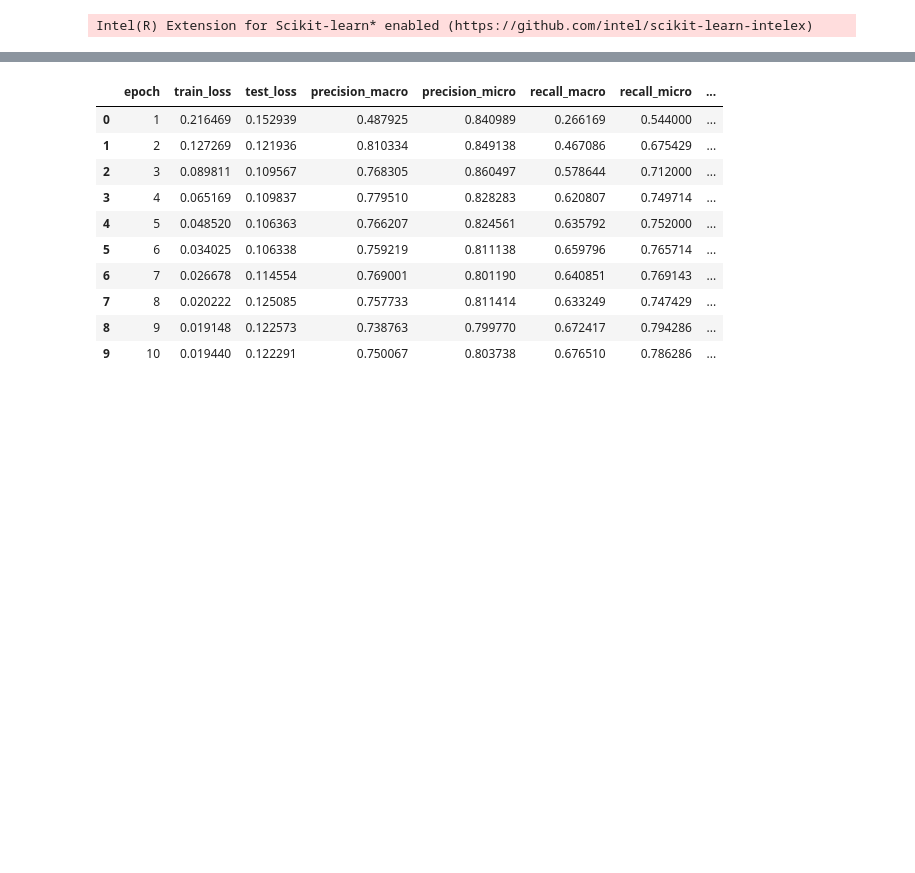
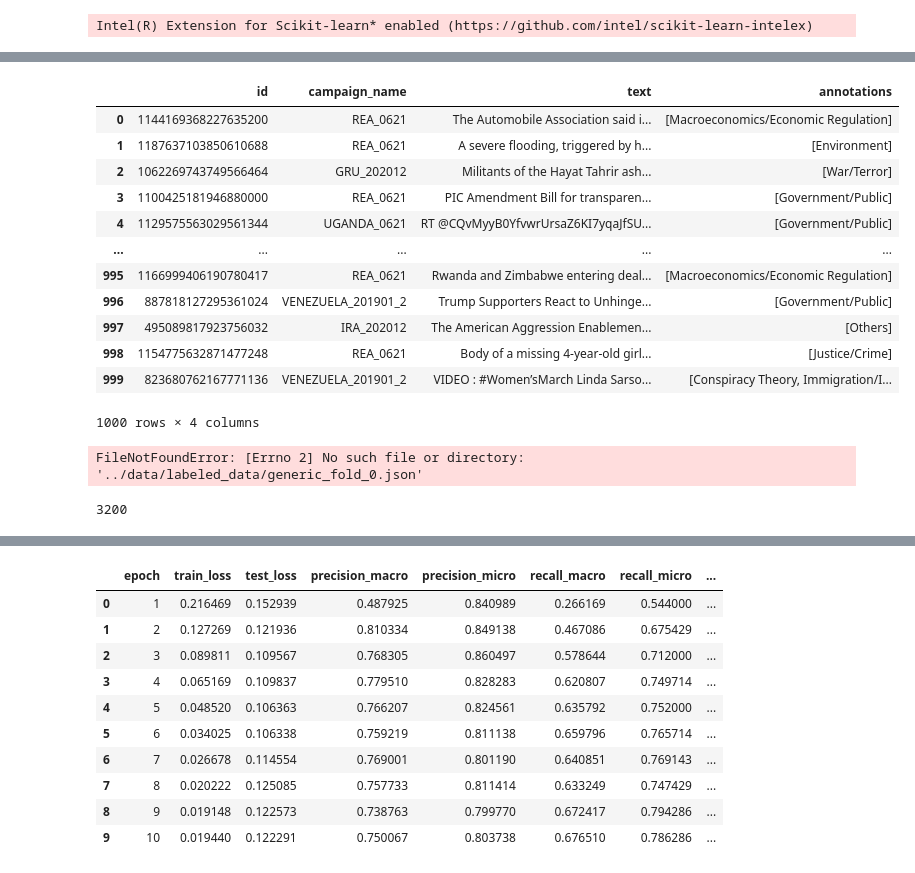
Before and after one commit to BrunoKreiner/ip6-twitter-disinformation, a Jupyter notebook: notebooks/bert.ipynb, the cells around one changed output, grey strips where cells are left out. Saved outputs shown, nothing was run; the diff lists cells and outputs as text; code cells hidden in the pictures; blank space fills up the shorter version.

```diff
--- a/notebooks/bert.ipynb
+++ b/notebooks/bert.ipynb
@@ -31,3 +63,45 @@ df_all = df_all.reset_index()
+# %%
+df_test
+# %% [output]
+|  | id | campaign_name | text | annotations |
+| 0 | 1144169368227635200 | REA_0621 | The Automobile Association said i... | [Macroeconomics/Economic Regulation] |
+| 1 | 1187637103850610688 | REA_0621 | A severe flooding, triggered by h... | [Environment] |
+| 2 | 1062269743749566464 | GRU_202012 | Militants of the Hayat Tahrir ash... | [War/Terror] |
+| 3 | 1100425181946880000 | REA_0621 | PIC Amendment Bill for transparen... | [Government/Public] |
+| 4 | 1129575563029561344 | UGANDA_0621 | RT @CQvMyyB0YfvwrUrsaZ6KI7yqaJfSU... | [Government/Public] |
+| ... | ... | ... | ... | ... |
+| 995 | 1166999406190780417 | REA_0621 | Rwanda and Zimbabwe entering deal... | [Macroeconomics/Economic Regulation] |
+| 996 | 887818127295361024 | VENEZUELA_201901_2 | Trump Supporters React to Unhinge... | [Government/Public] |
+| 997 | 495089817923756032 | IRA_202012 | The American Aggression Enablemen... | [Others] |
+| 998 | 1154775632871477248 | REA_0621 | Body of a missing 4-year-old girl... | [Justice/Crime] |
+| 999 | 823680762167771136 | VENEZUELA_201901_2 | VIDEO : #Women’sMarch Linda Sarso... | [Conspiracy Theory, Immigration/I... |
+1000 rows × 4 columns
+# %%
+tasks=['generic', 'GRU_202012', 'IRA_202012', 'REA_0621', 'UGANDA_0621', 'VENEZUELA_201901']
+
+# Train and evaluate your model using k-fold cross-validation
+k = 5
+results = []
+for i in range(k):
+    # Load the data for this fold
+    filename = f"../data/labeled_data/generic_test_{i}.json"
+    with open(filename) as f:
+        data = json.load(f)
+    train_df = pd.DataFrame(data["train"])
+    val_df = pd.DataFrame(data["validation"])
+    test_df = pd.DataFrame(data["test"])
+
+    # Train and evaluate your model on this fold
+    # ...
+
+    # Store the results for this fold
+    # ...
+    results.append(fold_result)
+
+# Average the results across all k folds
+avg_result = np.mean(results)
+# %% [output]
+FileNotFoundError: [Errno 2] No such file or directory: '../data/labeled_data/generic_fold_0.json'
 # %%
 class TweetDataset(Dataset):
     def __init__(self, df, y):
@@ -43,3 +129,7 @@ class TweetDataset(Dataset):
+# %%
+len(y_train)
+# %% [output]
+3200
 # %%
 # Convert annotations column to a list of labels
 mlb = MultiLabelBinarizer()
```
Also changed, not shown: parts of 10 cells of this notebook.
